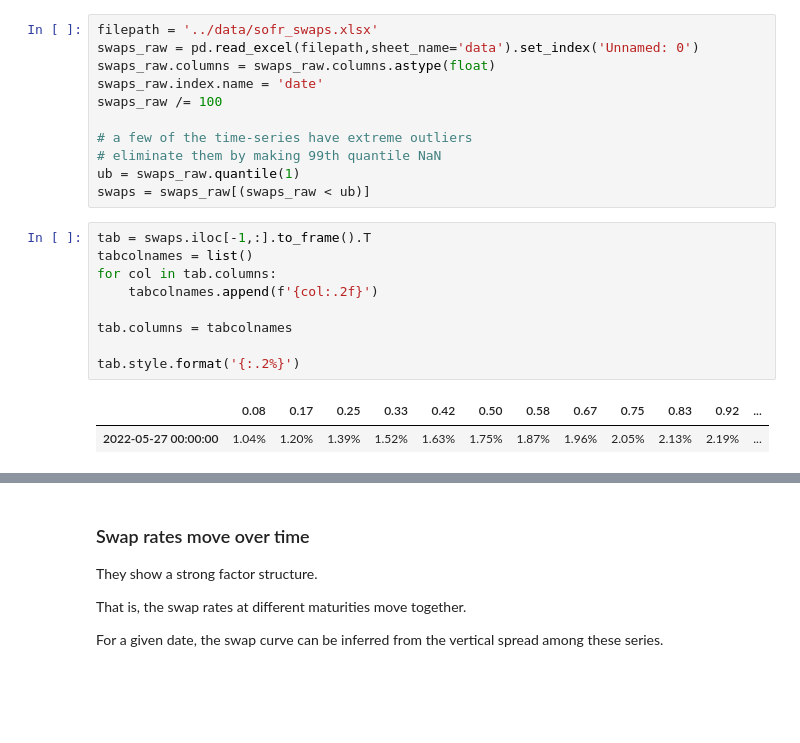
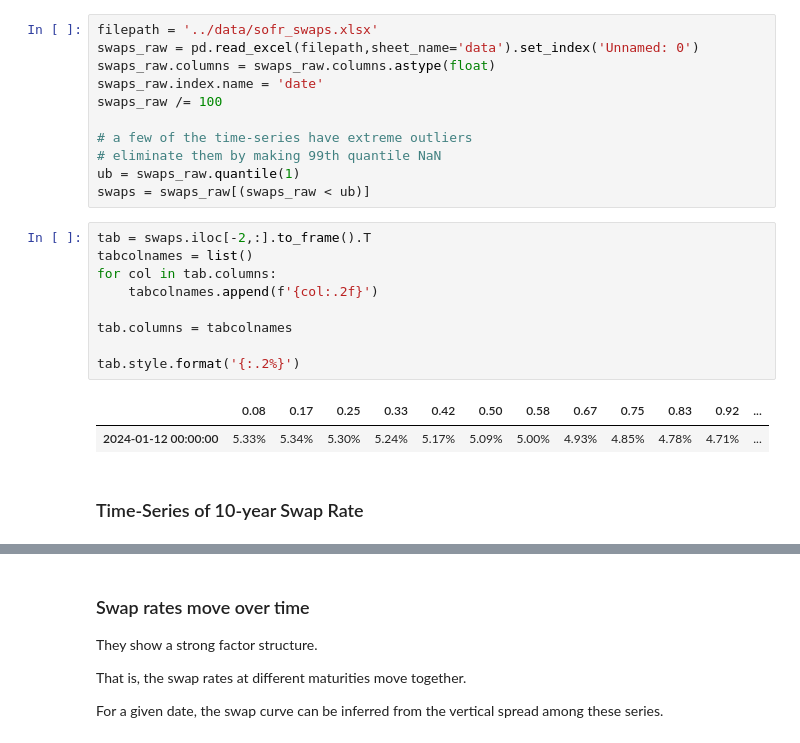
Before and after one commit to MarkHendricks/finm-fixedincome-2024, a Jupyter notebook: discussions/W.3. Swaps.ipynb, the cells around one changed output, grey strips where cells are left out. Drawn from its saved outputs; the diff is of its cells as text; blank space fills up the shorter version.

```diff
--- a/discussions/W.3. Swaps.ipynb
+++ b/discussions/W.3. Swaps.ipynb
@@ -172,17 +171,19 @@ swaps_raw /= 100
 ub = swaps_raw.quantile(1)
 swaps = swaps_raw[(swaps_raw < ub)]
 # %%
-tab = swaps.iloc[-1,:].to_frame().T
+tab = swaps.iloc[-2,:].to_frame().T
 tabcolnames = list()
 for col in tab.columns:
     tabcolnames.append(f'{col:.2f}')
 
 tab.columns = tabcolnames
 
 tab.style.format('{:.2%}')
 # %% [output]
 |  | 0.08 | 0.17 | 0.25 | 0.33 | 0.42 | 0.50 | 0.58 | 0.67 | 0.75 | 0.83 | 0.92 | ... |
-| 2022-05-27 00:00:00 | 1.04% | 1.20% | 1.39% | 1.52% | 1.63% | 1.75% | 1.87% | 1.96% | 2.05% | 2.13% | 2.19% | ... |
+| 2024-01-12 00:00:00 | 5.33% | 5.34% | 5.30% | 5.24% | 5.17% | 5.09% | 5.00% | 4.93% | 4.85% | 4.78% | 4.71% | ... |
+# %% [markdown]
+### Time-Series of 10-year Swap Rate
 # %%
 swaps[10].plot();
 # %% [output]
```
Also changed, not shown: parts of 7 cells of this notebook, 12 other files.
